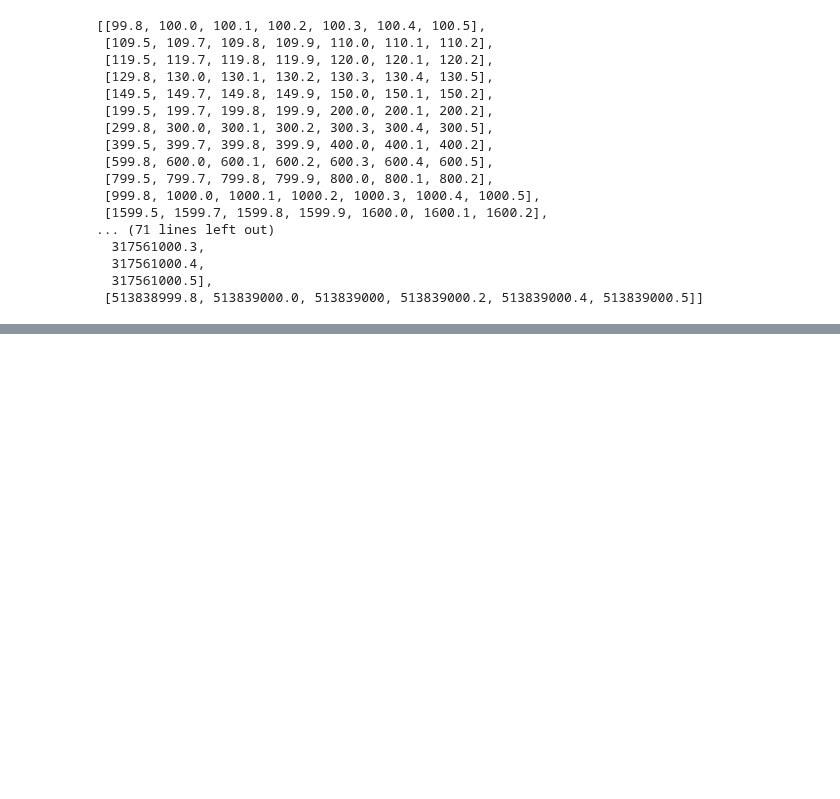
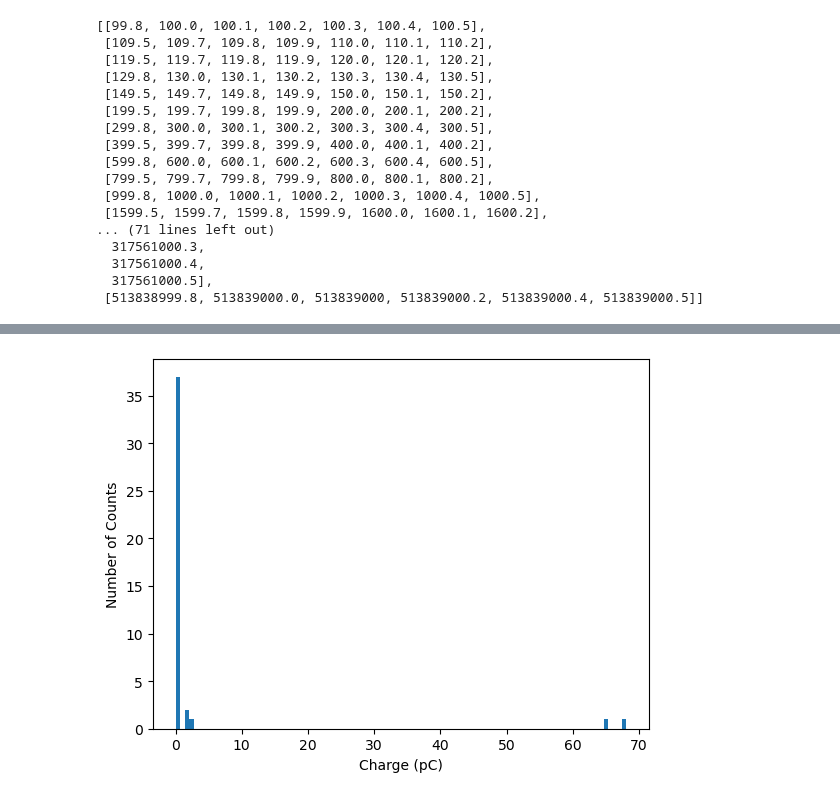
Before and after one commit to jpgtordilla/hombom24, a Jupyter notebook: archive-analysis/lcls-tools-plots/notebooks/common_charges.ipynb, the cells around one changed output, grey strips where cells are left out. Cells and saved outputs as stored; diff of their text form; code cells hidden in the pictures; blank space fills up the shorter version.

```diff
--- a/archive-analysis/lcls-tools-plots/notebooks/common_charges.ipynb
+++ b/archive-analysis/lcls-tools-plots/notebooks/common_charges.ipynb
@@ -142,0 +170,11 @@ plt.show()
+# %%
+fig, ax = plt.subplots()
+
+values = [float(np.mean(charge_clusters[i])) for i in range(len(charge_clusters))]
+counts = [len(charge_clusters[i]) for i in range(len(charge_clusters))]
+ax.hist(values, bins=100)
+ax.set_ylabel('Number of Counts')
+ax.set_xlabel('Charge (pC)')
+plt.show()
+# %% [output]
+[figure, added]
```
Also changed, not shown: parts of 7 cells of this notebook, 4 other files.
